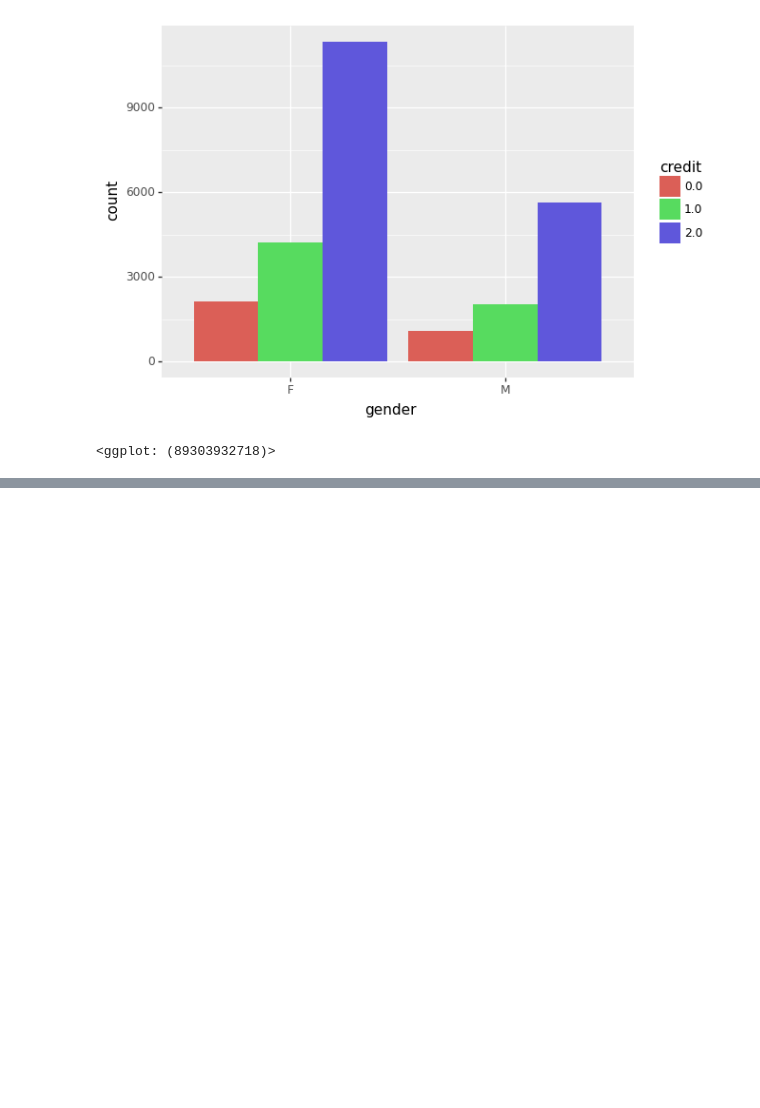
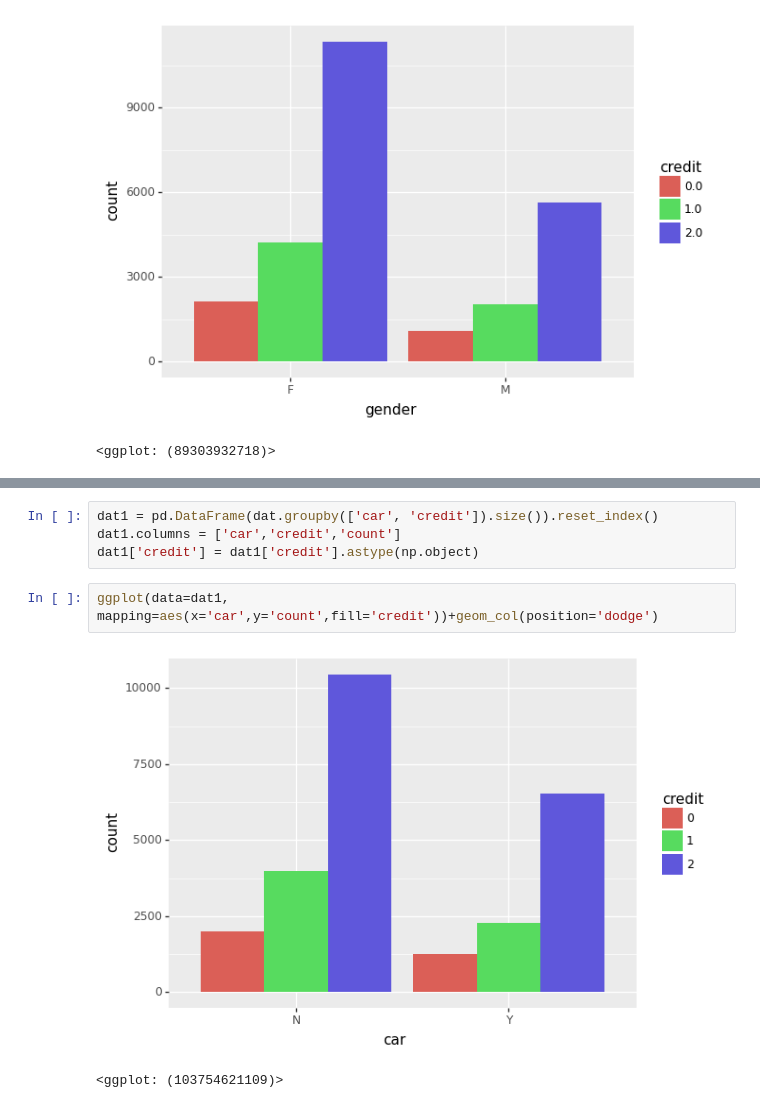
Before and after one commit to dykim-stat/code_monkey_competition, a Jupyter notebook: 1. 신용카드 사용자 연체 예측 AI 경진대회/1. 입문자의 투박한 EDA.ipynb, the cells around one changed output, grey strips where cells are left out. Drawn from its saved outputs; the diff is of its cells as text; blank space fills up the shorter version.

```diff
--- a/1. 신용카드 사용자 연체 예측 AI 경진대회/1. 입문자의 투박한 EDA.ipynb
+++ b/1. 신용카드 사용자 연체 예측 AI 경진대회/1. 입문자의 투박한 EDA.ipynb
@@ -149,0 +158,9 @@ https://rfriend.tistory.com/393
+# %%
+dat1 = pd.DataFrame(dat.groupby(['car', 'credit']).size()).reset_index()
+dat1.columns = ['car','credit','count']
+dat1['credit'] = dat1['credit'].astype(np.object)
+# %%
+ggplot(data=dat1, mapping=aes(x='car',y='count',fill='credit'))+geom_col(position='dodge')
+# %% [output]
+[figure, added]
+<ggplot: (103754621109)>
```
Also changed, not shown: parts of 5 cells of this notebook, 1 other file.
